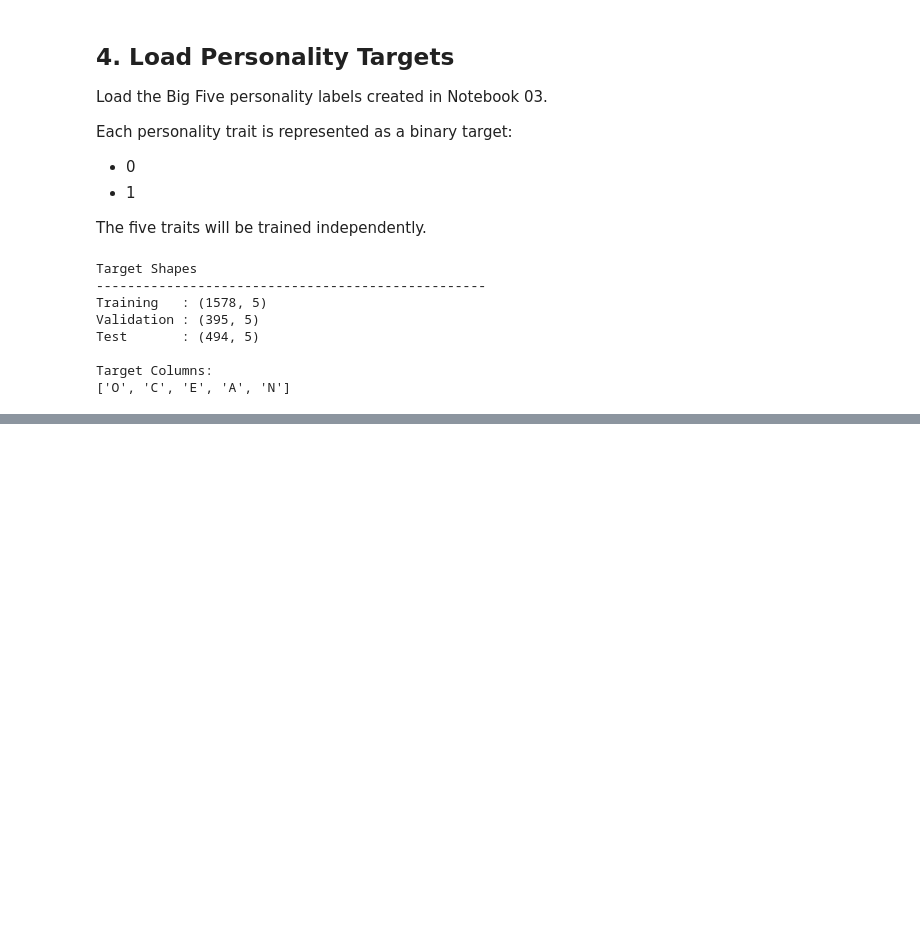
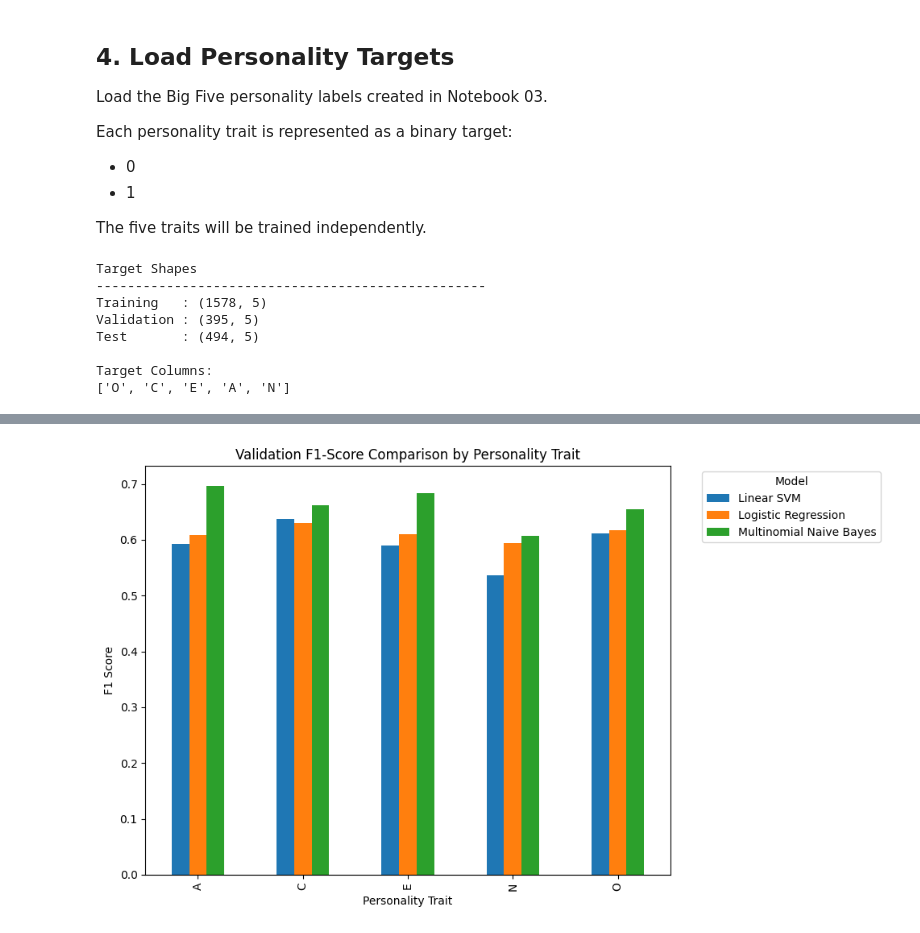
Before and after one commit to Armi-123/AI-CV-Personality-Analyzer, a Jupyter notebook: PersonaHire_AI/notebooks/04_model_training.ipynb, the cells around one changed output, grey strips where cells are left out. Cells and saved outputs as stored; diff of their text form; code cells hidden in the pictures; blank space fills up the shorter version.

```diff
--- a/PersonaHire_AI/notebooks/04_model_training.ipynb
+++ b/PersonaHire_AI/notebooks/04_model_training.ipynb
@@ -235,0 +568,14 @@ Target Columns:
+# %%
+# Convert validation results into a DataFrame
+validation_results_df = pd.DataFrame(
+    validation_results
+)
+
+# Sort results by trait and F1-score
+validation_results_df = validation_results_df.sort_values(
+    by=["Trait", "F1 Score"],
+    ascending=[True, False]
+).reset_index(drop=True)
+
+# Display validation results
+display(validation_results_df)
@@ -235,0 +676,40 @@ Target Columns:
+# %%
+# Import matplotlib for visualization
+import matplotlib.pyplot as plt
+
+# Create a pivot table for model comparison
+comparison_pivot = validation_results_df.pivot(
+    index="Trait",
+    columns="Model",
+    values="F1 Score"
+)
+
+# Create the comparison chart
+comparison_pivot.plot(
+    kind="bar",
+    figsize=(10, 6)
+)
+
+# Add chart title
+plt.title(
+    "Validation F1-Score Comparison by Personality Trait"
+)
+
+# Add axis labels
+plt.xlabel("Personality Trait")
+plt.ylabel("F1 Score")
+
+# Display the legend
+plt.legend(
+    title="Model",
+    bbox_to_anchor=(1.05, 1),
+    loc="upper left"
+)
+
+# Improve layout
+plt.tight_layout()
+
+# Display the chart
+plt.show()
+# %% [output]
+[figure, added]
```
Also changed, not shown: parts of 24 cells of this notebook, 1 other file.
